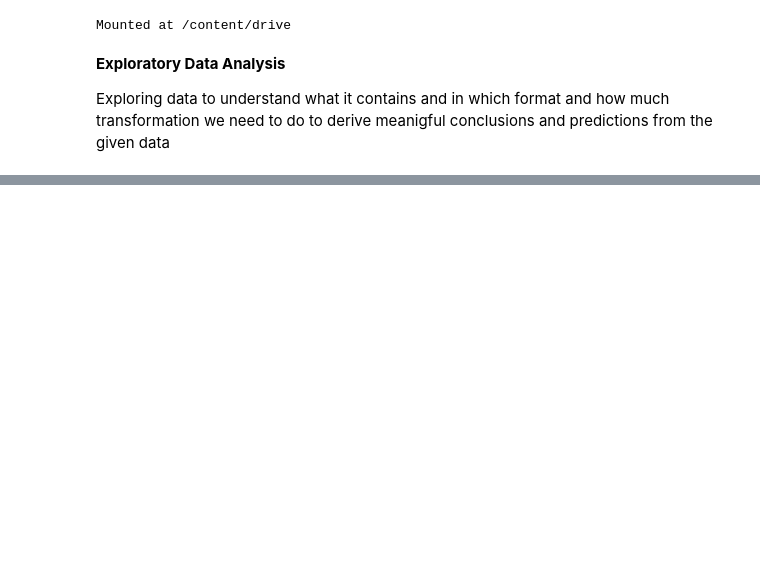
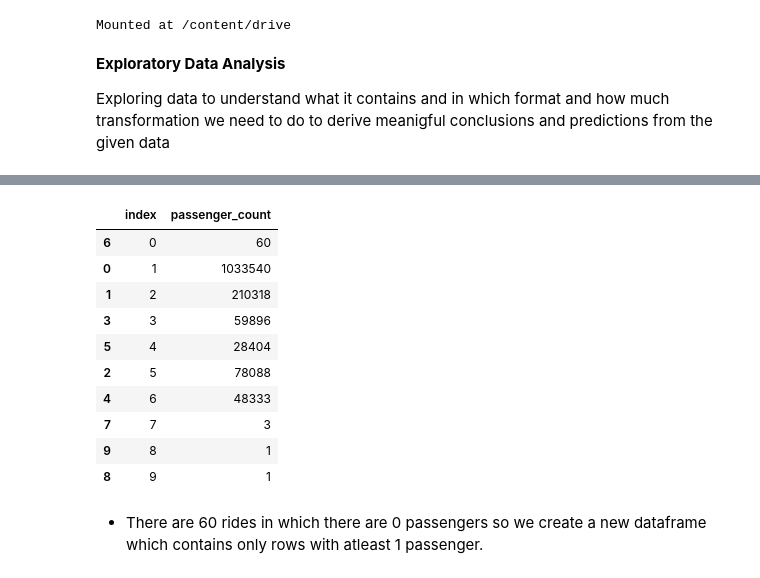
Before and after one commit to Ankita-chouhan-github/NYC-Taxi-Trip-Time-Prediction, a Jupyter notebook: NYC_Taxi_Trip_Time_Prediction_(Capstone_Project).ipynb, the cells around one changed output, grey strips where cells are left out. Cells and saved outputs as stored; diff of their text form; code cells hidden in the pictures; blank space fills up the shorter version.

```diff
--- a/NYC_Taxi_Trip_Time_Prediction_(Capstone_Project).ipynb
+++ b/NYC_Taxi_Trip_Time_Prediction_(Capstone_Project).ipynb
@@ -70,0 +179,16 @@ Exploring data to understand what it contains and in which format and how much t
+# %%
+NYC_df['passenger_count'].value_counts().reset_index().sort_values(by='index')
+# %% [output]
+|  | index | passenger_count |
+| 6 | 0 | 60 |
+| 0 | 1 | 1033540 |
+| 1 | 2 | 210318 |
+| 3 | 3 | 59896 |
+| 5 | 4 | 28404 |
+| 2 | 5 | 78088 |
+| 4 | 6 | 48333 |
+| 7 | 7 | 3 |
+| 9 | 8 | 1 |
+| 8 | 9 | 1 |
+# %% [markdown]
+* There are 60 rides in which there are 0 passengers so we create a new dataframe which contains only rows with atleast 1 passenger.
```
Also changed, not shown: parts of 19 cells of this notebook.
